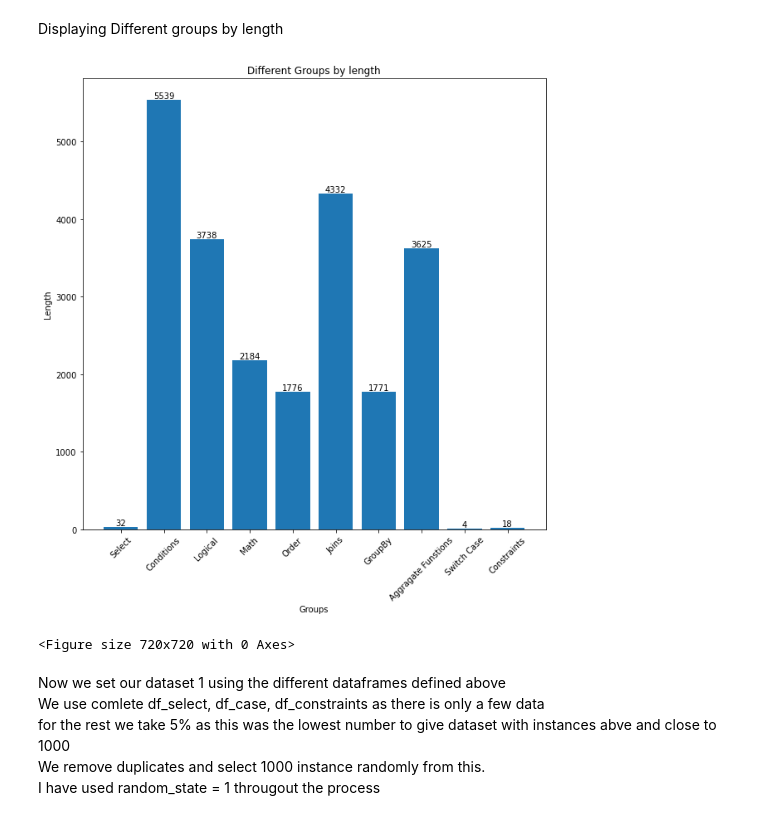
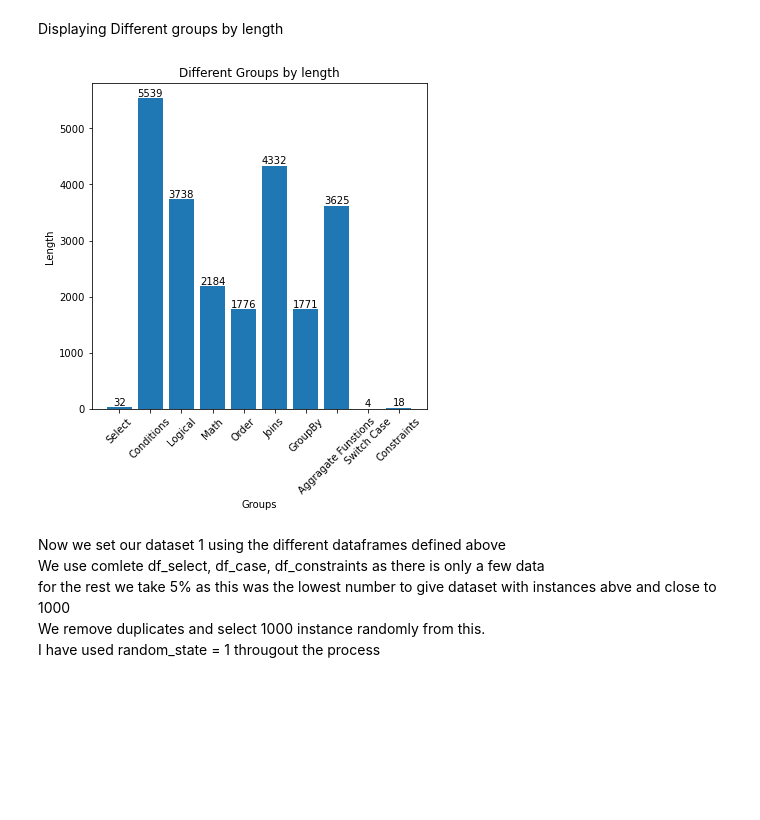
Before and after one commit to AJ6546/CE888, a Jupyter notebook: Assignment_1/Assignment1_Seq2Seq Model.ipynb, the cells around one changed output. Saved outputs shown, nothing was run; the diff lists cells and outputs as text; code cells hidden in the pictures; blank space fills up the shorter version.

```diff
--- a/Assignment_1/Assignment1_Seq2Seq Model.ipynb
+++ b/Assignment_1/Assignment1_Seq2Seq Model.ipynb
@@ -78,28 +78,26 @@ Displaying Different groups by length
 # %%
 groups = ['Select','Conditions','Logical', 'Math', 'Order', 'Joins', 'GroupBy','Aggragate Funstions', 'Switch Case',
        'Constraints']
 length =[len(df_select),len(df_condi), len(df_logical), len(df_math), len(df_order),
         len(df_joins), len(df_grps), len(df_fns), len(df_case), len(df_constraint)]
 
-plt.rcParams["figure.figsize"]=10,10
+plt.rcParams["figure.figsize"]=6,6
 bar_plot = plt.bar(groups, length)
 plt.xlabel('Groups')
 plt.xticks(groups, rotation=45)
 plt.ylabel('Length')
 plt.title('Different Groups by length')
 def autolabel(rects):
     for idx,rect in enumerate(bar_plot):
         height = rect.get_height()
         plt.text(rect.get_x() + rect.get_width()/2., 1*height,
                 length[idx],
                 ha='center', va='bottom', rotation=0)
-
 autolabel(bar_plot)
+plt.savefig('Different Groups by length.png')
 plt.show()
-plt.savefig('Different Groups by length.png')
 # %% [output]
-[figure, old version]
+[figure, new version]
-<Figure size 720x720 with 0 Axes>
 # %% [markdown]
 Now we set our dataset 1 using the different dataframes defined above
 <br>
```
Also changed, not shown: parts of 2 cells of this notebook, 2 other files.
